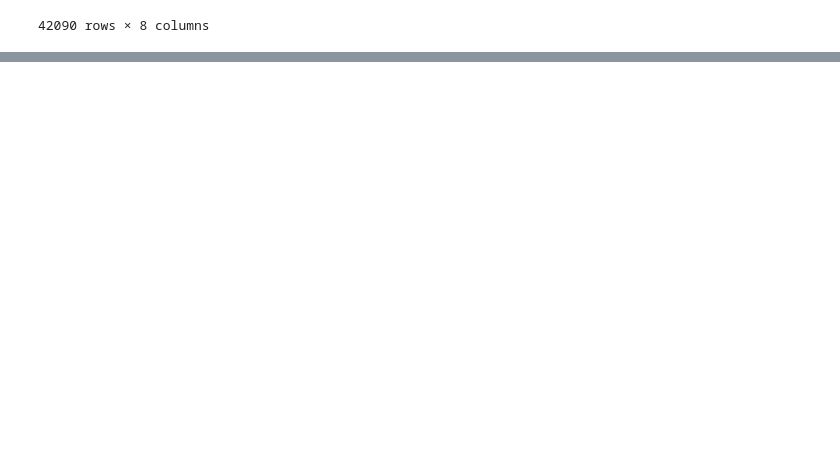
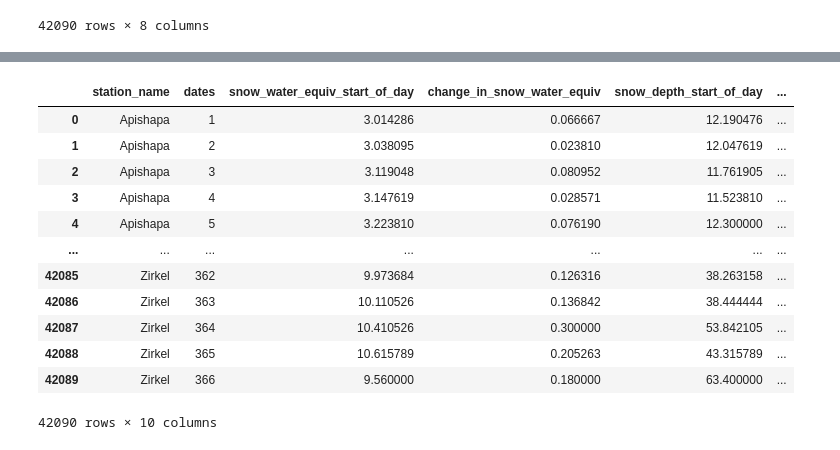
Before and after one commit to MtSopris/Snow_Predictor, a Jupyter notebook: static/py/station_daily_means.ipynb, the cells around one changed output, grey strips where cells are left out. Saved outputs shown, nothing was run; the diff lists cells and outputs as text; code cells hidden in the pictures; blank space fills up the shorter version.

Commit message:
station daily means fixed for uplaod to postgres

```diff
--- a/static/py/station_daily_means.ipynb
+++ b/static/py/station_daily_means.ipynb
@@ -180,2 +126,18 @@ test
+# %%
+test.add_suffix('').reset_index()
+# %% [output]
+|  | station_name | dates | snow_water_equiv_start_of_day | change_in_snow_water_equiv | snow_depth_start_of_day | ... |
+| 0 | Apishapa | 1 | 3.014286 | 0.066667 | 12.190476 | ... |
+| 1 | Apishapa | 2 | 3.038095 | 0.023810 | 12.047619 | ... |
+| 2 | Apishapa | 3 | 3.119048 | 0.080952 | 11.761905 | ... |
+| 3 | Apishapa | 4 | 3.147619 | 0.028571 | 11.523810 | ... |
+| 4 | Apishapa | 5 | 3.223810 | 0.076190 | 12.300000 | ... |
+| ... | ... | ... | ... | ... | ... | ... |
+| 42085 | Zirkel | 362 | 9.973684 | 0.126316 | 38.263158 | ... |
+| 42086 | Zirkel | 363 | 10.110526 | 0.136842 | 38.444444 | ... |
+| 42087 | Zirkel | 364 | 10.410526 | 0.300000 | 53.842105 | ... |
+| 42088 | Zirkel | 365 | 10.615789 | 0.205263 | 43.315789 | ... |
+| 42089 | Zirkel | 366 | 9.560000 | 0.180000 | 63.400000 | ... |
+42090 rows × 10 columns
 # %%
 test.to_csv('../data/daily_means.csv')
```
Also changed, not shown: parts of 2 cells of this notebook, 3 other files.
